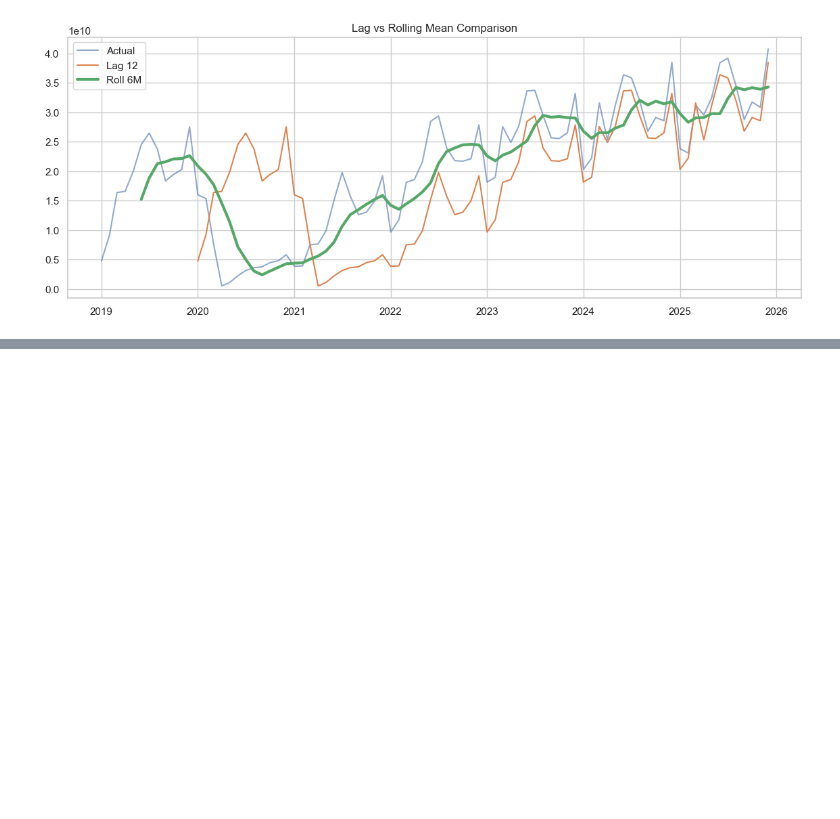
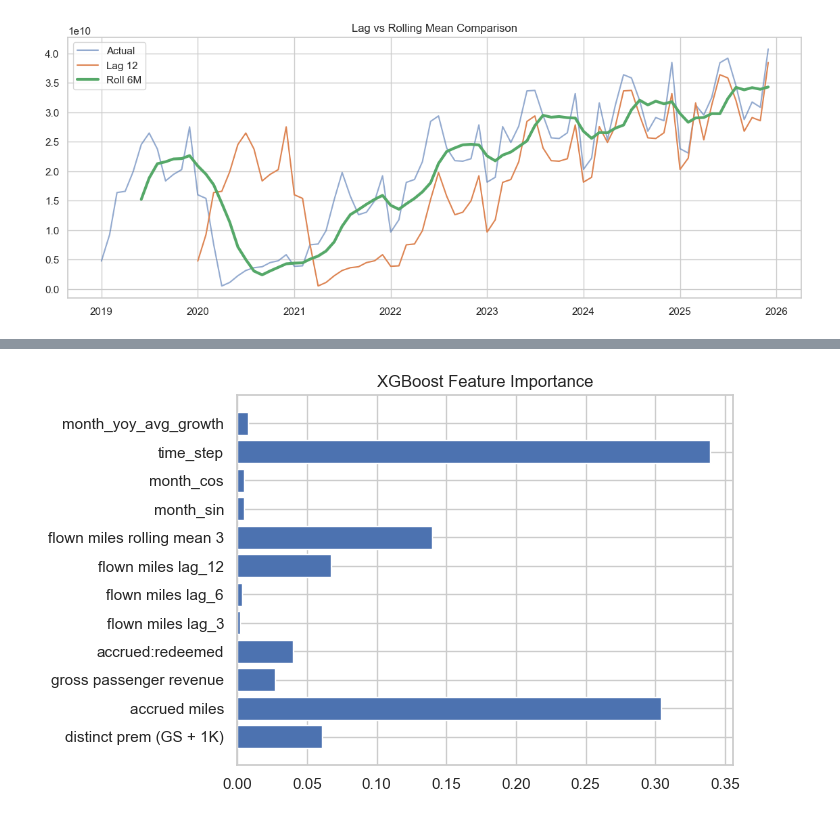
Before and after one commit to kkhushi03/Miles_Forecasting, a Jupyter notebook: Miles_Forecast_XGB/Miles_forecasting.ipynb, the cells around one changed output, grey strips where cells are left out. Saved outputs shown, nothing was run; the diff lists cells and outputs as text; code cells hidden in the pictures; blank space fills up the shorter version.

```diff
--- a/Miles_Forecast_XGB/Miles_forecasting.ipynb
+++ b/Miles_Forecast_XGB/Miles_forecasting.ipynb
@@ -221,0 +285,14 @@ assert df['flown miles rolling mean 6'].isna().sum() >= 5
+# %%
+TARGET = "flown miles"
+FEATURES = ["distinct prem (GS + 1K)",
+    "accrued miles",
+    "gross passenger revenue",
+    "accrued:redeemed",
+    "flown miles lag_3",
+    "flown miles lag_6",
+    "flown miles lag_12",
+    "flown miles rolling mean 3",
+    "month_sin",
+    "month_cos",
+    "time_step",
+    "month_yoy_avg_growth"]
@@ -221,0 +357,10 @@ assert df['flown miles rolling mean 6'].isna().sum() >= 5
+# %%
+final_model = XGBRegressor(
+    n_estimators=300,
+    max_depth=3,
+    learning_rate=0.05,
+    subsample=0.8,
+    colsample_bytree=0.8,
+    objective="reg:squarederror",
+    random_state=42)
+final_model.fit(df_model[FEATURES], df_model[TARGET])
@@ -221,0 +431,7 @@ assert df['flown miles rolling mean 6'].isna().sum() >= 5
+# %%
+#just testing some important features importance to understand which features are driving the predictions the most
+plt.barh(FEATURES, final_model.feature_importances_)
+plt.title("XGBoost Feature Importance")
+plt.show()
+# %% [output]
+[figure, added]
```
Also changed, not shown: parts of 34 cells of this notebook.
